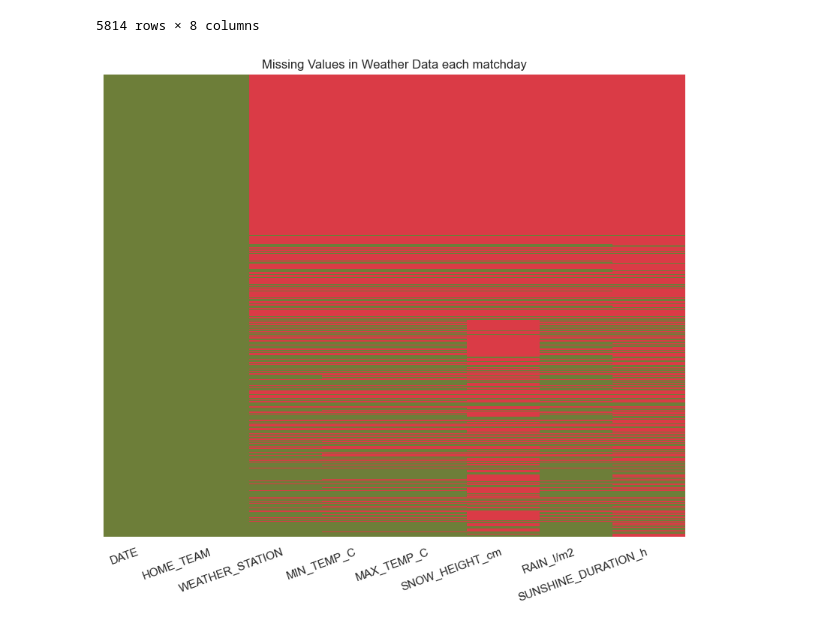
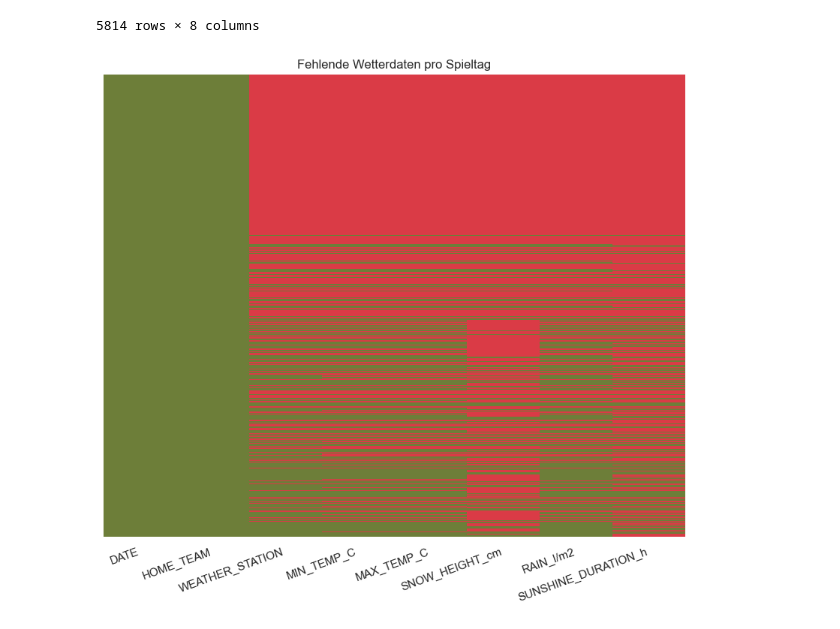
Before and after one commit to lucajanas/web-mining, a Jupyter notebook: weather_data.ipynb, the cells around one changed output. Drawn from its saved outputs; the diff is of its cells as text; code cells hidden in the pictures.

```diff
--- a/weather_data.ipynb
+++ b/weather_data.ipynb
@@ -374,16 +374,16 @@ df_weather.replace('', np.nan, inplace=True)
 # %%
 # Heatmap to visualize NaN values
 cmap = sns.diverging_palette(100, 10, as_cmap=True)
 plt.figure(figsize=(10, 8))
 sns.set(font_scale=1)
 sns.heatmap(df_weather.isnull(), cmap=cmap, cbar=False, yticklabels=False)
-plt.title('Missing Values in Weather Data each matchday')
+plt.title('Fehlende Wetterdaten pro Spieltag')
 plt.xticks(rotation=20, ha='right')
 # Safe to
 plt.savefig('./plots/Missing Values in Weather Data.jpg', format='jpeg', dpi=900)
 plt.show()
 # %% [output]
-[figure, old version]
+[figure, new version]
 # %%
 df_weather.info()
 # %% [output]
```
Also changed, not shown: 1 other file.
